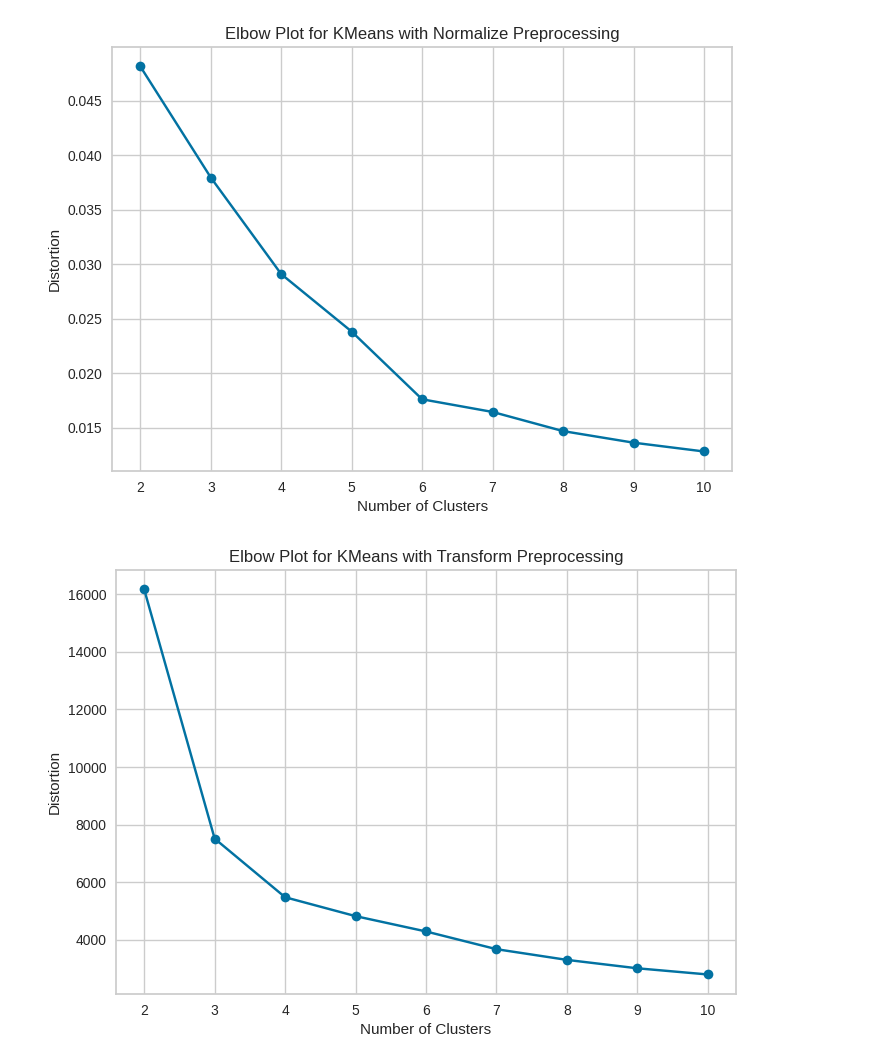
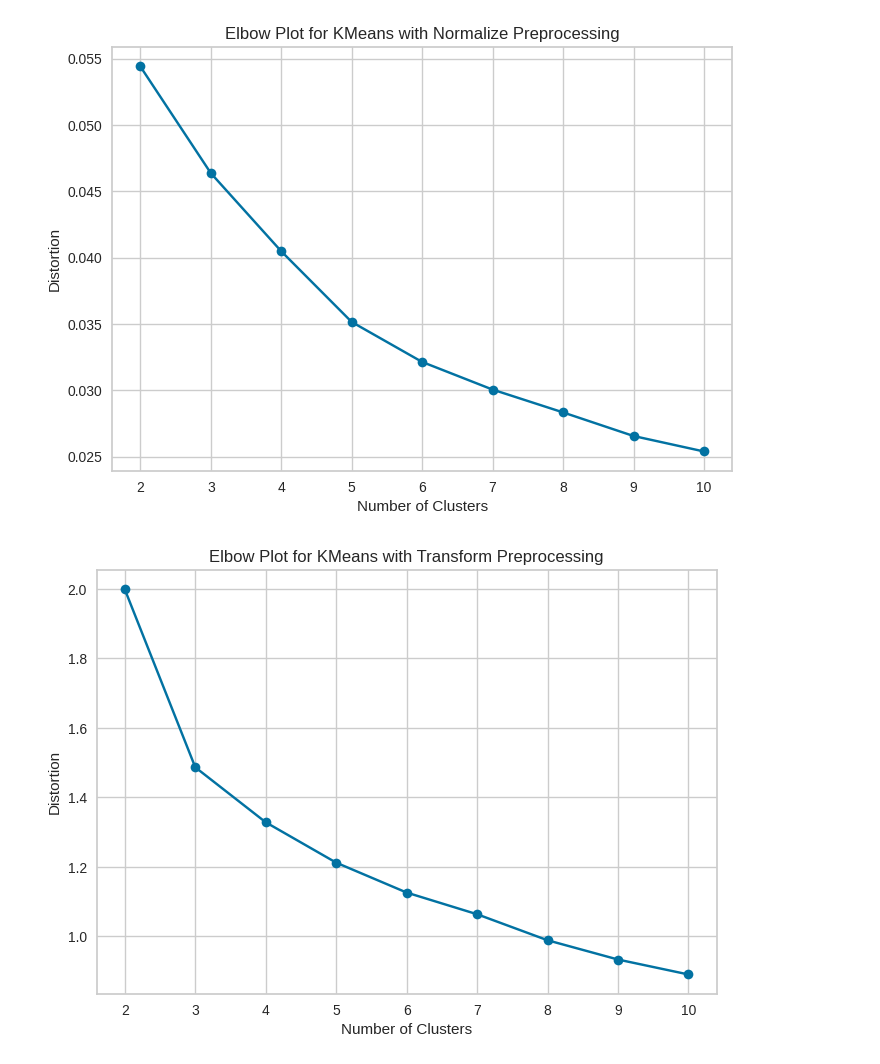
Before and after one commit to rajneesh231/Clustring_Analysis, a Jupyter notebook: Clustering.ipynb, the cells around one changed output. Cells and saved outputs as stored; diff of their text form; code cells hidden in the pictures.

```diff
--- a/Clustering.ipynb
+++ b/Clustering.ipynb
@@ -19,9 +38,8 @@ from sklearn.metrics import silhouette_score, calinski_harabasz_score, davies_bo
 # %%
+seedsDataSet = get_data("seeds")
 
-jewelleryDataSet = get_data("jewellery")
-
-X = jewelleryDataSet
-
+X = seedsDataSet
+X = X.dropna()
 # Define preprocessing approaches
 preprocessing = {
     'No Preprocessing': lambda x: x,
@@ -64,2 +82,2 @@ for model_name, model in [('KMeans', KMeans()), ('Hierarchical', linkage), ('Bir
-[figure, old version]
+[figure, new version]
-[figure, old version]
+[figure, new version]
```
Also changed, not shown: parts of 4 cells of this notebook, 2 other files.
